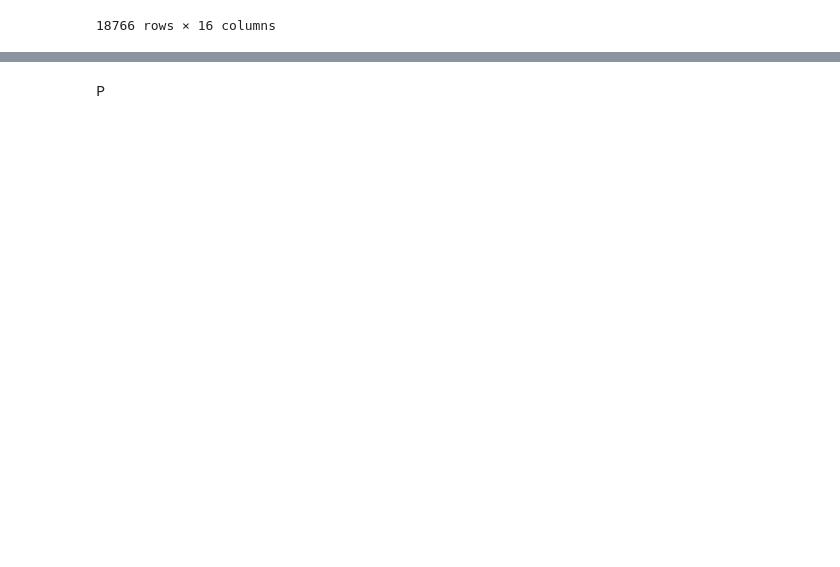
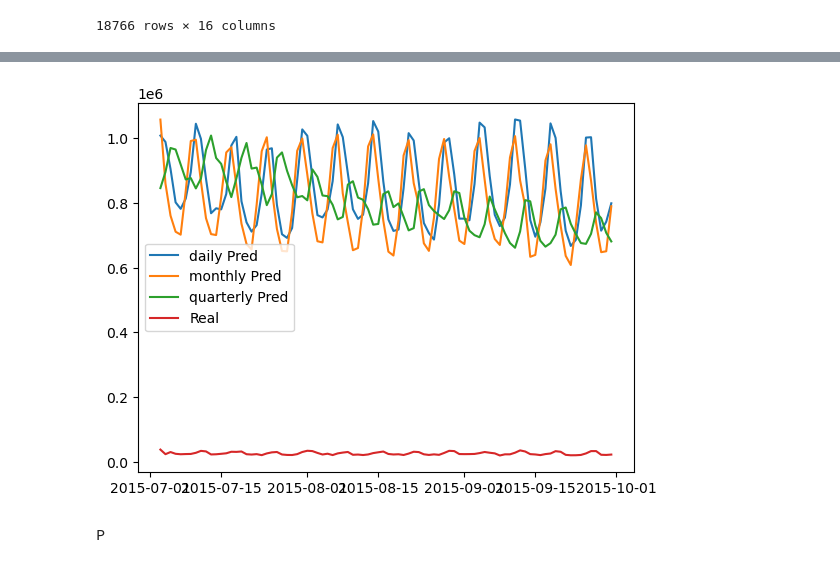
Before and after one commit to davidavivb/AdvancedML_Project, a Jupyter notebook: project.ipynb, the cells around one changed output, grey strips where cells are left out. Drawn from its saved outputs; the diff is of its cells as text; code cells hidden in the pictures; blank space fills up the shorter version.

```diff
--- a/project.ipynb
+++ b/project.ipynb
@@ -142,2 +284,20 @@ daily_model
+# %%
+all_preds = {}
+for model_name in ['daily', 'monthly', 'quarterly']:
+    combined = (pd.concat([store_results[s][model_name]
+                           for s in store_results])
+                  .groupby('date')['pred_revenue']
+                  .sum()
+                  .reset_index())
+    all_preds[model_name] = combined
+
+all_preds
+for period in all_preds:
+    plt.plot(all_preds[period]['date'], all_preds[period]['pred_revenue'], label = f'{period} Pred')
+plt.plot(test_df['date'], test_df['revenue'], label = 'Real')
+plt.legend()
+plt.show()
+# %% [output]
+[figure, added]
 # %% [markdown]
 P
```
Also changed, not shown: parts of 7 cells of this notebook.
